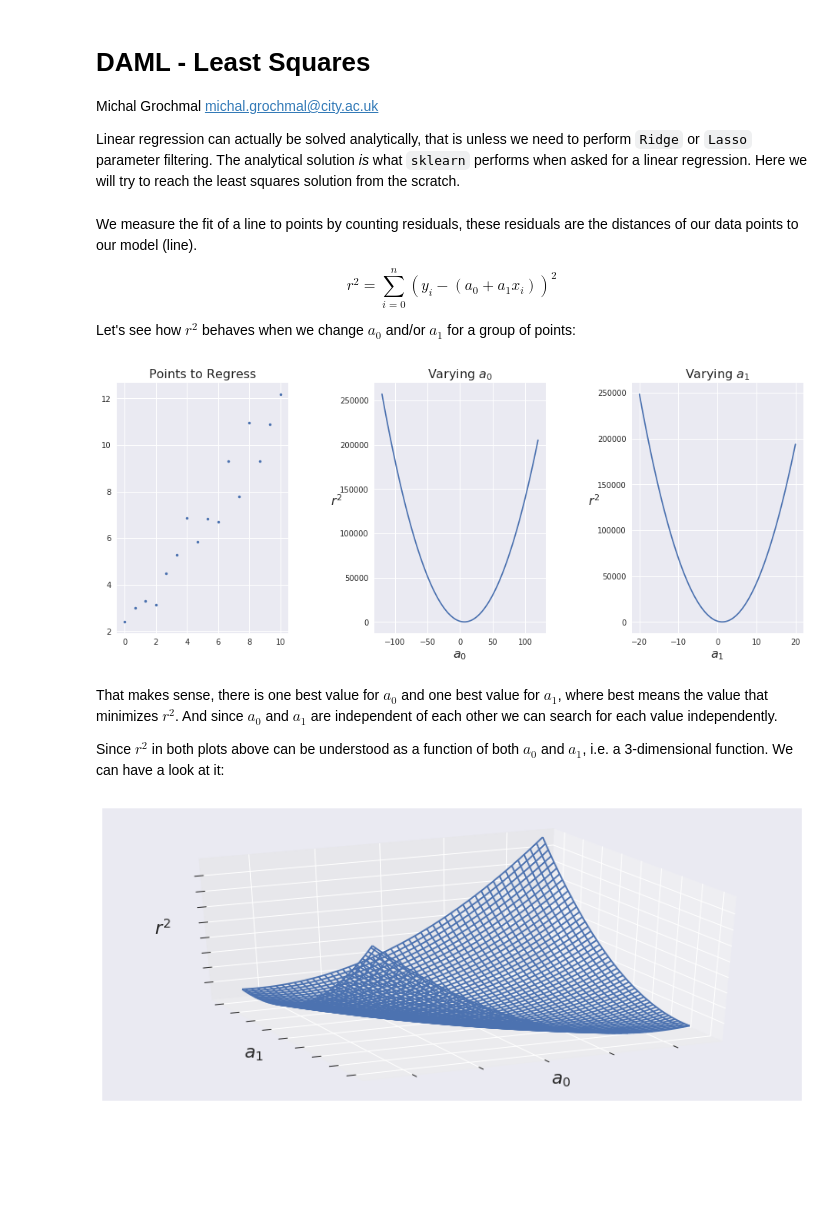
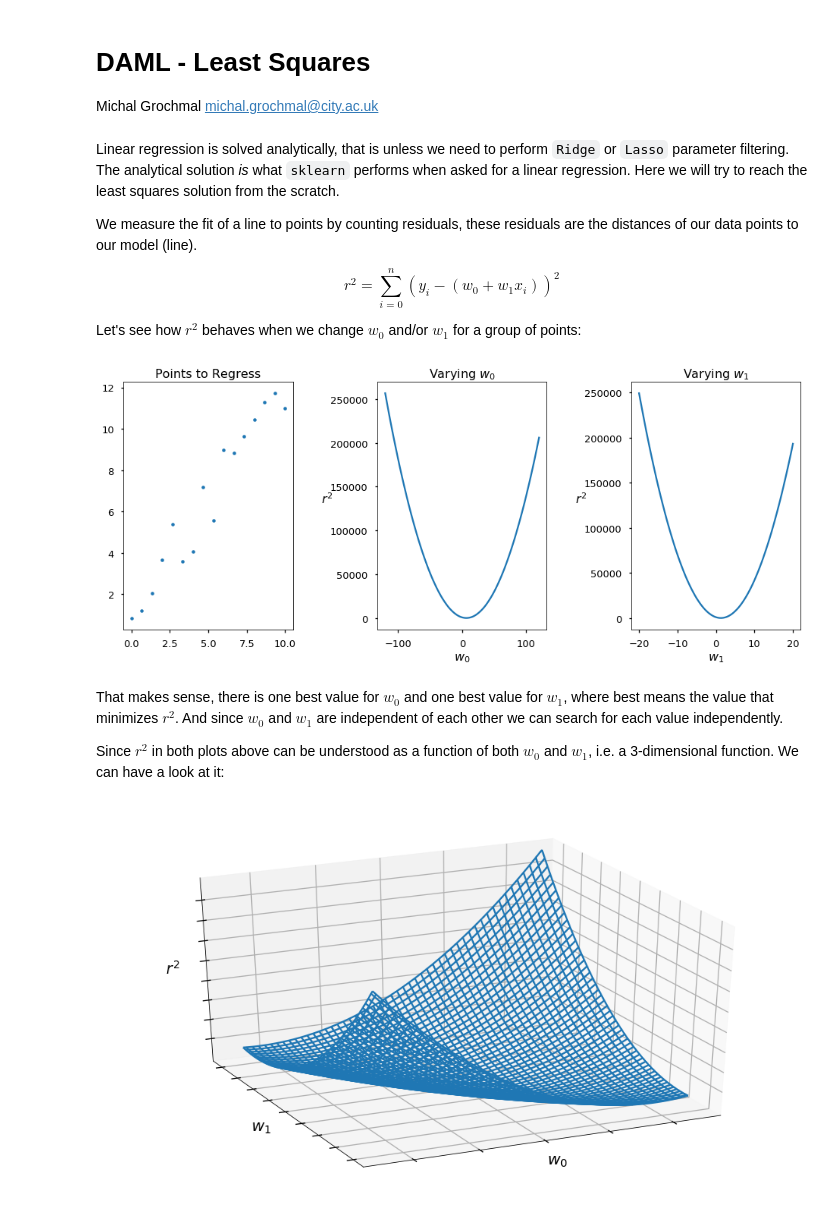
Before and after one commit to grochmal/daml, a Jupyter notebook: ml/least-squares.ipynb, the cells around one changed output. Cells and saved outputs as stored; diff of their text form; code cells hidden in the pictures; blank space fills up the shorter version.

Commit message:
actual ml concepts lecture

```diff
--- a/ml/least-squares.ipynb
+++ b/ml/least-squares.ipynb
@@ -1,29 +1,28 @@
+# %% [markdown]
+# DAML - Least Squares
+
+Michal Grochmal <michal.grochmal@city.ac.uk>
 # %% [markdown]
-# DAML - Least Squares
+Linear regression is solved analytically, that is unless we need to perform
+`Ridge` or `Lasso` parameter filtering.
+The analytical solution *is* what `sklearn` performs when asked for a linear regression.
+Here we will try to reach the least squares solution from the scratch.
 
-Michal Grochmal <michal.grochmal@city.ac.uk>
+We measure the fit of a line to points by counting residuals,
+these residuals are the distances of our data points to our model (line).
 
-Linear regression can actually be solved analytically, that is unless we need to perform
-`Ridge` or `Lasso` parameter filtering.  The analytical solution *is* what `sklearn` performs
-when asked for a linear regression.  Here we will try to reach the least squares solution
-from the scratch.
+$$r^2 = \sum_{i=0}^{n} (y_i - (w_0 + w_1x_i))^2$$
+
+Let's see how $r^2$ behaves when we change $w_0$ and/or $w_1$ for a group of points:
-# %% [markdown]
-We measure the fit of a line to points by counting residuals,
-these residuals are the distances of our data points to our model (line).
-
-$$r^2 = \sum_{i=0}^{n} (y_i - (a_0 + a_1x_i))^2$$
-
-Let's see how $r^2$ behaves when we change $a_0$ and/or $a_1$ for a group of points:
 # %%
-%matplotlib inline
 import numpy as np
 import matplotlib.pyplot as plt
+%matplotlib inline
+plt.style.use('seaborn-talk')
 from mpl_toolkits import mplot3d
-import seaborn
-seaborn.set()
 # %%
-def residual(a0, a1, p):
-    return np.sum((p[:, 0]*a1 + a0 - p[:, 1])**2)
+def residual(w0, w1, p):
+    return np.sum((p[:, 0]*w1 + w0 - p[:, 1])**2)
 
 
 scale_factor = 6  # just to scale plots to same size
@@ -31,54 +30,54 @@ x = np.linspace(0, 10, 16)
 y = x + 3*np.random.rand(16)
 points = np.array(list(zip(x, y)))
 param_range = np.linspace(-20, 20, 100)
-var_a0 = [residual(x, 0, points) for x in param_range*scale_factor]
-var_a1 = [residual(0, x, points) for x in param_range]
+var_w0 = [residual(x, 0, points) for x in param_range*scale_factor]
+var_w1 = [residual(0, x, points) for x in param_range]
 fig, ax = plt.subplots(1, 3, figsize=(16, 6))
 fig.subplots_adjust(wspace=0.5)
 ax[0].plot(points[:, 0], points[:, 1], '.')
 ax[0].set_title('Points to Regress', fontsize=16)
-ax[1].plot(param_range*scale_factor, var_a0)
-ax[1].set_title('Varying $a_0$', fontsize=16)
-ax[1].set_xlabel('$a_0$', rotation=0, fontsize=16)
+ax[1].plot(param_range*scale_factor, var_w0)
+ax[1].set_title('Varying $w_0$', fontsize=16)
+ax[1].set_xlabel('$w_0$', rotation=0, fontsize=16)
 ax[1].set_ylabel('$r^2$', rotation=0, fontsize=16)
-ax[2].plot(param_range, var_a1)
-ax[2].set_title('Varying $a_1$', fontsize=16)
-ax[2].set_xlabel('$a_1$', rotation=0, fontsize=16)
+ax[2].plot(param_range, var_w1)
+ax[2].set_title('Varying $w_1$', fontsize=16)
+ax[2].set_xlabel('$w_1$', rotation=0, fontsize=16)
 ax[2].set_ylabel('$r^2$', rotation=0, fontsize=16);
 # %% [output]
-[figure, old version]
+[figure, new version]
 # %% [markdown]
-That makes sense, there is one best value for $a_0$ and one best value for $a_1$,
+That makes sense, there is one best value for $w_0$ and one best value for $w_1$,
 where best means the value that minimizes $r^2$.
-And since $a_0$ and $a_1$ are independent of each other we can search for each value independently.
+And since $w_0$ and $w_1$ are independent of each other we can search for each value independently.
 
-Since $r^2$ in both plots above can be understood as a function of both $a_0$ and $a_1$,
+Since $r^2$ in both plots above can be understood as a function of both $w_0$ and $w_1$,
 i.e. a 3-dimensional function.  We can have a look at it:
 # %%
 def grid_residual(xy):
     def build():
         for row in xy:
             for i in row:
                 yield residual(i[0], i[1], points)
     return np.array(list(build()))
 
 
 x, y = np.meshgrid(param_range*scale_factor, param_range)
 xy = np.dstack([x, y])
 z = grid_residual(xy).reshape(x.shape)
-fig = plt.figure(figsize=(14, 6))
+fig = plt.figure(figsize=(16, 9))
 ax = fig.add_subplot(111, projection='3d')
 ax.plot_wireframe(x, y, z)
-ax.set_xlabel('$a_0$', fontsize=20)
-ax.set_ylabel('$a_1$', fontsize=20)
+ax.set_xlabel('$w_0$', fontsize=20)
+ax.set_ylabel('$w_1$', fontsize=20)
 ax.set_zlabel('$r^2$', fontsize=20)
 ax.xaxis.set_rotate_label(False)
 ax.yaxis.set_rotate_label(False)
 ax.zaxis.set_rotate_label(False)
 ax.tick_params(axis='both', labelleft='off', labelbottom='off')
 ax.view_init(elev=30., azim=65)
 # %% [output]
-[figure, old version]
+[figure, new version]
 # %% [markdown]
 Good, we have the place where $r^2$ is minimal somewhere at the bottom of this shape.
 Not that this is not necessarily $r^2 = 0$ but something as close to zero as possible.
```
Also changed, not shown: parts of 10 cells of this notebook, 11 other files.
